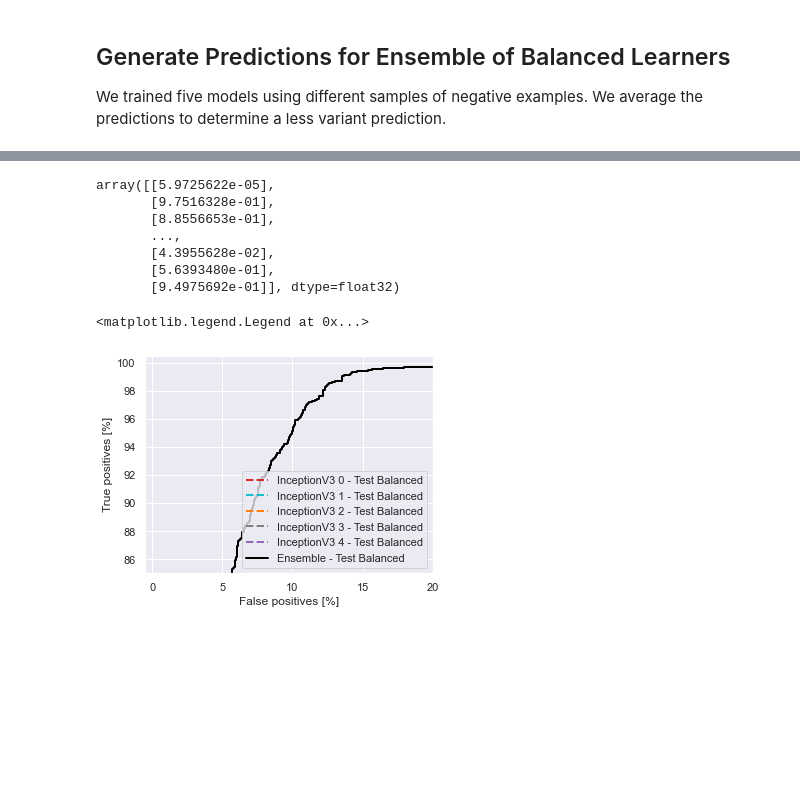
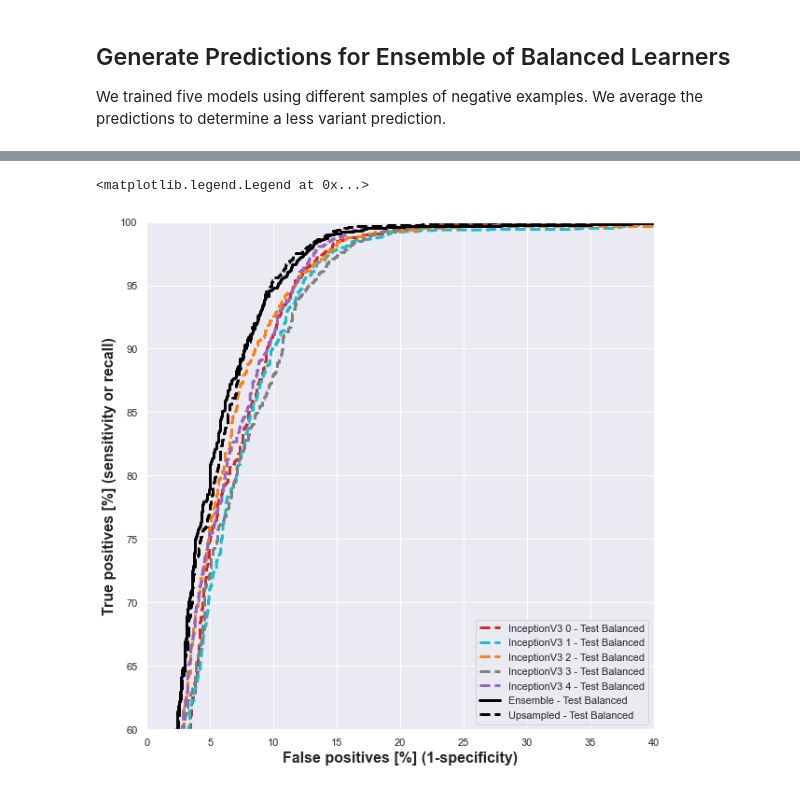
Before and after one commit to mariaauslander/capstone_fall20_irrigation, a Jupyter notebook: BigEarthData/epoch_metrics.ipynb, the cells around one changed output, grey strips where cells are left out. Drawn from its saved outputs; the diff is of its cells as text; code cells hidden in the pictures; blank space fills up the shorter version.

```diff
--- a/BigEarthData/epoch_metrics.ipynb
+++ b/BigEarthData/epoch_metrics.ipynb
@@ -390,6 +390,7 @@ inc1_predictions = []
 inc2_predictions = []
 inc3_predictions = []
 inc4_predictions = []
+incup_predictions = []
 
 labels = []
 for image_batch, label_batch in balanced_test_data:
@@ -398,11 +399,13 @@ for image_batch, label_batch in balanced_test_data:
     p2 = i2_model.predict(image_batch)
     p3 = i3_model.predict(image_batch)
     p4 = i4_model.predict(image_batch)
+    pup = upsampled_model.predict(image_batch)
     inc0_predictions.append(p0)
     inc1_predictions.append(p1)
     inc2_predictions.append(p2)
     inc3_predictions.append(p3)
     inc4_predictions.append(p4)
+    incup_predictions.append(pup)
     ens_predictions.append(np.mean([p0,p1,p2,p3,p4],axis=0))
     labels.append(label_batch.numpy())
 # Create array of actual lables
@@ -418,5 +421,8 @@ inc4_pred_array = np.concatenate(inc4_predictions)
 
 # Create an ensemble array using the average prediction
 ens_pred_array = np.concatenate(ens_predictions)
+
+# Create the upsampled predictions array
+up_pre_array = np.concatenate(incup_predictions)
 # %% [output]
 WARNING: Logging before flag parsing goes to stderr.
@@ -426,24 +434,16 @@ W1010 15:20:55.337141 4471250368 def_function.py:120] 6 out of the last 741 call
-# %%
-ens_pred_array
-# %% [output]
-array([[5.9725622e-05],
-       [9.7516328e-01],
-       [8.8556653e-01],
-       ...,
-       [4.3955628e-02],
-       [5.6393480e-01],
-       [9.4975692e-01]], dtype=float32)
 # %%
-plot_roc(f"InceptionV3 0 - Test Balanced", labels_array, inc0_pred_array, color='tab:red', linestyle='--')
-plot_roc(f"InceptionV3 1 - Test Balanced", labels_array, inc1_pred_array, color='tab:cyan', linestyle='--')
-plot_roc(f"InceptionV3 2 - Test Balanced", labels_array, inc2_pred_array, color='tab:orange', linestyle='--')
-plot_roc(f"InceptionV3 3 - Test Balanced", labels_array, inc3_pred_array, color='tab:gray', linestyle='--')
-plot_roc(f"InceptionV3 4 - Test Balanced", labels_array, inc4_pred_array, color='tab:purple', linestyle='--')
-plot_roc(f"Ensemble - Test Balanced", labels_array, ens_pred_array, color='black', linestyle='-')
+fig,ax = plt.subplots(1,1,figsize=(10,10))
+plot_roc_full(f"InceptionV3 0 - Test Balanced", labels_array, inc0_pred_array, color='tab:red', linestyle='--')
+plot_roc_full(f"InceptionV3 1 - Test Balanced", labels_array, inc1_pred_array, color='tab:cyan', linestyle='--')
+plot_roc_full(f"InceptionV3 2 - Test Balanced", labels_array, inc2_pred_array, color='tab:orange', linestyle='--')
+plot_roc_full(f"InceptionV3 3 - Test Balanced", labels_array, inc3_pred_array, color='tab:gray', linestyle='--')
+plot_roc_full(f"InceptionV3 4 - Test Balanced", labels_array, inc4_pred_array, color='tab:purple', linestyle='--')
+plot_roc_full(f"Ensemble - Test Balanced", labels_array, ens_pred_array, color='black', linestyle='-')
+plot_roc_full(f"Upsampled - Test Balanced", labels_array, up_pre_array, color='black', linestyle='--')
 plt.legend(loc='lower right')
 # %% [output]
 <matplotlib.legend.Legend at 0x...>
-[figure, old version]
+[figure, new version]
 # %%
 i0_model = tf.keras.models.load_model(os.path.join(model_path, 'pooled_inceptionv3_balanced_val_0.h5'))
 i0_shift_model = tf.keras.models.load_model(os.path.join(model_path, 'bl_inc_aug_shift_0.h5'))
```
Also changed, not shown: parts of 12 cells of this notebook, 2 other files.
